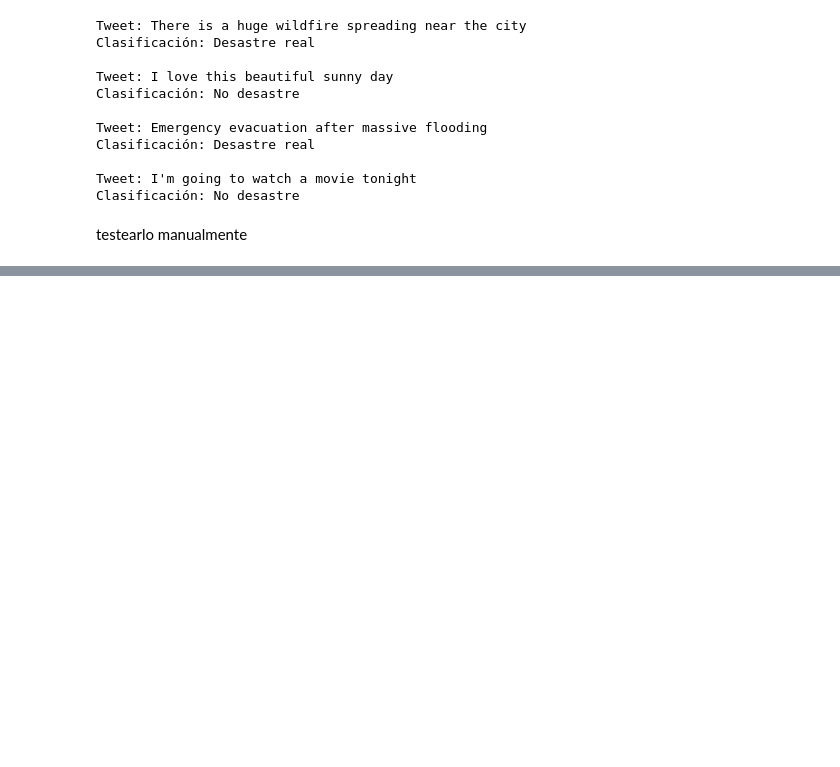
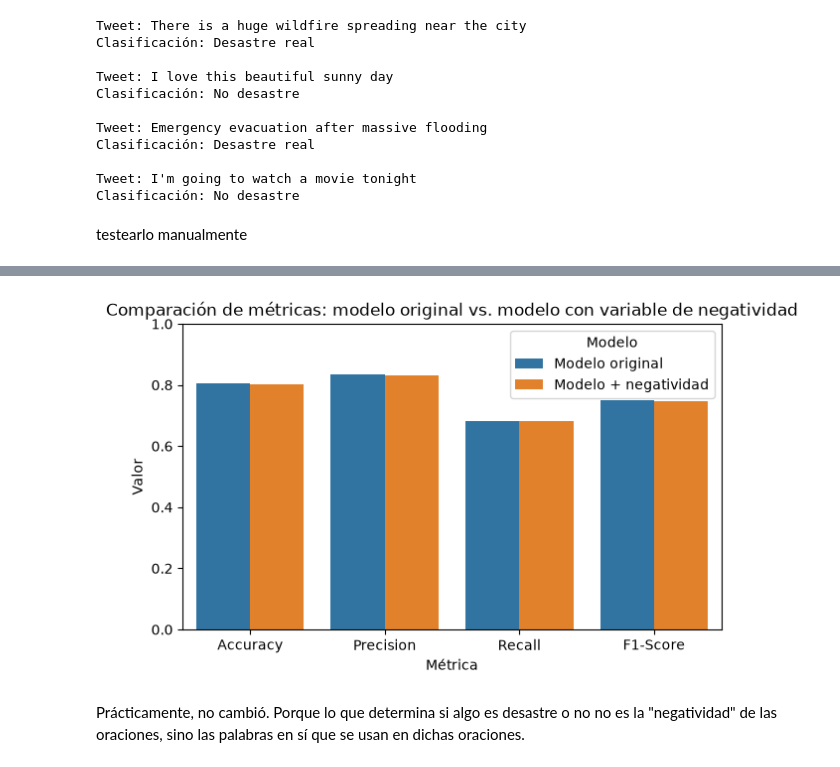
Before and after one commit to belennmm/DataS_Lab5_Tweets, a Jupyter notebook: Lab5_modelos_clasificacion.ipynb, the cells around one changed output, grey strips where cells are left out. Drawn from its saved outputs; the diff is of its cells as text; code cells hidden in the pictures; blank space fills up the shorter version.

```diff
--- a/Lab5_modelos_clasificacion.ipynb
+++ b/Lab5_modelos_clasificacion.ipynb
@@ -287,0 +468,12 @@ Clasificador finalizado.
+# %%
+from scipy.sparse import hstack, csr_matrix
+
+
+negatividad_train = train.loc[X_train.index, 'negatividad'].values.reshape(-1, 1)
+negatividad_test = train.loc[X_test.index, 'negatividad'].values.reshape(-1, 1)
+
+X_train_tfidf_neg = hstack([X_train_tfidf, csr_matrix(negatividad_train)])
+X_test_tfidf_neg = hstack([X_test_tfidf, csr_matrix(negatividad_test)])
+
+print("Shape original TF-IDF:", X_train_tfidf.shape)
+print("Shape con variable de negatividad:", X_train_tfidf_neg.shape)
@@ -287,0 +483,22 @@ Clasificador finalizado.
+# %%
+modelo_lr_neg = LogisticRegression(random_state=42, max_iter=200)
+modelo_lr_neg.fit(X_train_tfidf_neg, y_train)
+y_pred_lr_neg = modelo_lr_neg.predict(X_test_tfidf_neg)
+
+comparacion = pd.DataFrame({
+    'Métrica': ['Accuracy', 'Precision', 'Recall', 'F1-Score'],
+    'Modelo original': [
+        accuracy_score(y_test, y_pred_lr),
+        precision_score(y_test, y_pred_lr),
+        recall_score(y_test, y_pred_lr),
+        f1_score(y_test, y_pred_lr)
+    ],
+    'Modelo + negatividad': [
+        accuracy_score(y_test, y_pred_lr_neg),
+        precision_score(y_test, y_pred_lr_neg),
+        recall_score(y_test, y_pred_lr_neg),
+        f1_score(y_test, y_pred_lr_neg)
+    ]
+})
+comparacion['Diferencia'] = comparacion['Modelo + negatividad'] - comparacion['Modelo original']
+comparacion
@@ -287,0 +511,13 @@ Clasificador finalizado.
+# %%
+comparacion_plot = comparacion.melt(id_vars='Métrica', value_vars=['Modelo original', 'Modelo + negatividad'],
+                                     var_name='Modelo', value_name='Valor')
+
+plt.figure(figsize=(7, 4))
+sns.barplot(data=comparacion_plot, x='Métrica', y='Valor', hue='Modelo')
+plt.title('Comparación de métricas: modelo original vs. modelo con variable de negatividad')
+plt.ylim(0, 1)
+plt.show()
+# %% [output]
+[figure, added]
+# %% [markdown]
+Prácticamente, no cambió. Porque lo que determina si algo es desastre o no no es la "negatividad" de las oraciones, sino las palabras en sí que se usan en dichas oraciones.
```
Also changed, not shown: parts of 16 cells of this notebook, 1 other file.
